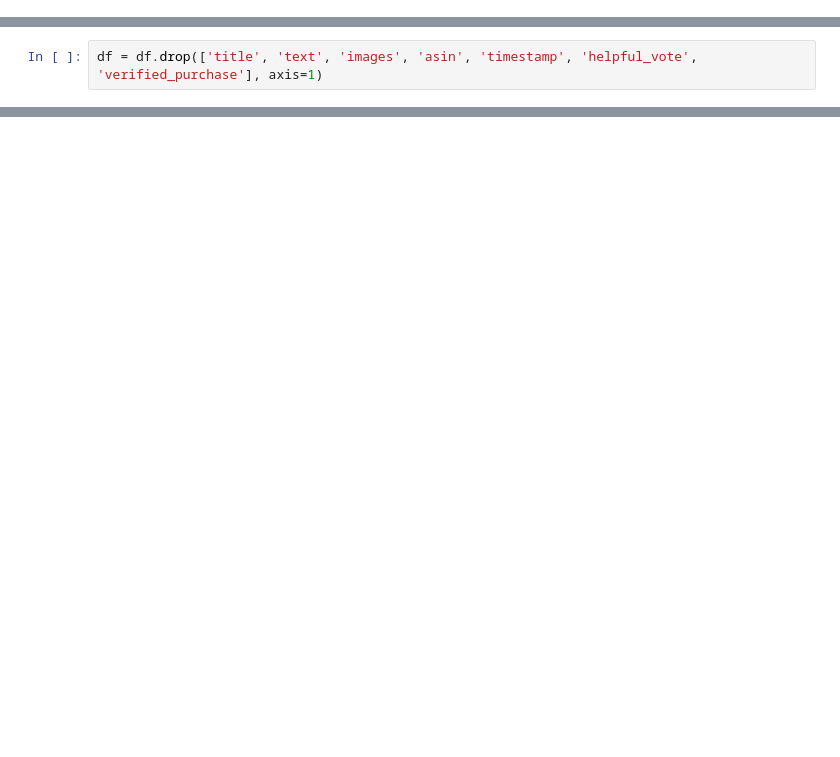
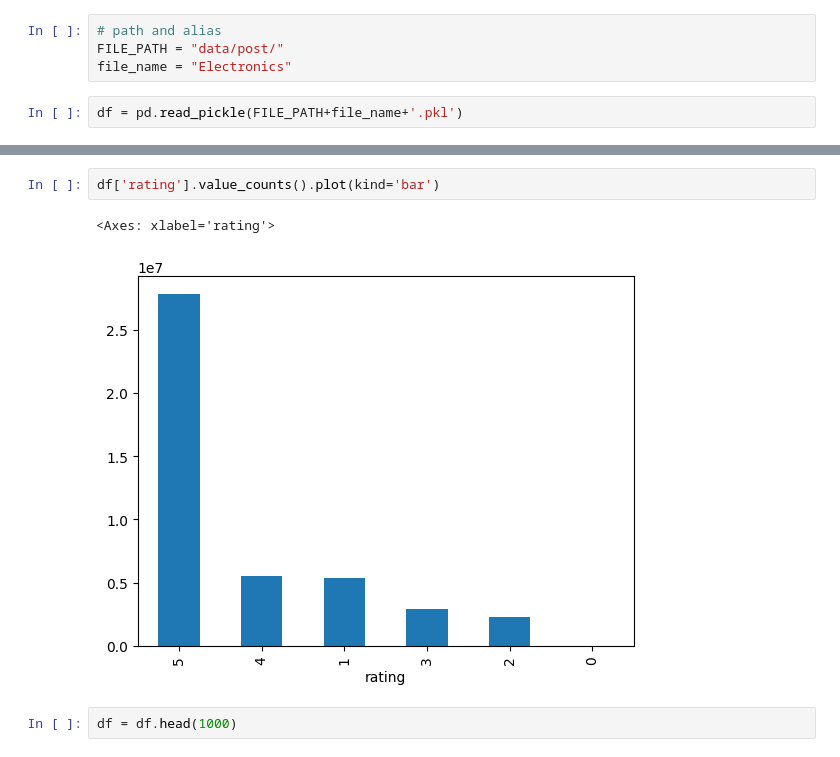
Before and after one commit to amiraliamjadi/AIcasestudy, a Jupyter notebook: main project.ipynb, the cells around one changed output, grey strips where cells are left out. Cells and saved outputs as stored; diff of their text form; blank space fills up the shorter version.

```diff
--- a/main project.ipynb
+++ b/main project.ipynb
@@ -40 +5,7 @@ df.head()
+# %%
+# path and alias
+FILE_PATH = "data/post/"
+file_name = "Electronics"
+# %%
+df = pd.read_pickle(FILE_PATH+file_name+'.pkl')
 # %%
@@ -46,2 +19,0 @@ Index(['rating', 'title', 'text', 'images', 'asin', 'parent_asin', 'user_id',
-# %%
-df = df.drop(['title', 'text', 'images', 'asin', 'timestamp', 'helpful_vote', 'verified_purchase'], axis=1)
@@ -56,0 +33,7 @@ dtype: int64
+# %%
+df['rating'].value_counts().plot(kind='bar')
+# %% [output]
+<Axes: xlabel='rating'>
+[figure, added]
+# %%
+df = df.head(1000)
```
Also changed, not shown: parts of 14 cells of this notebook, 1 other file.
